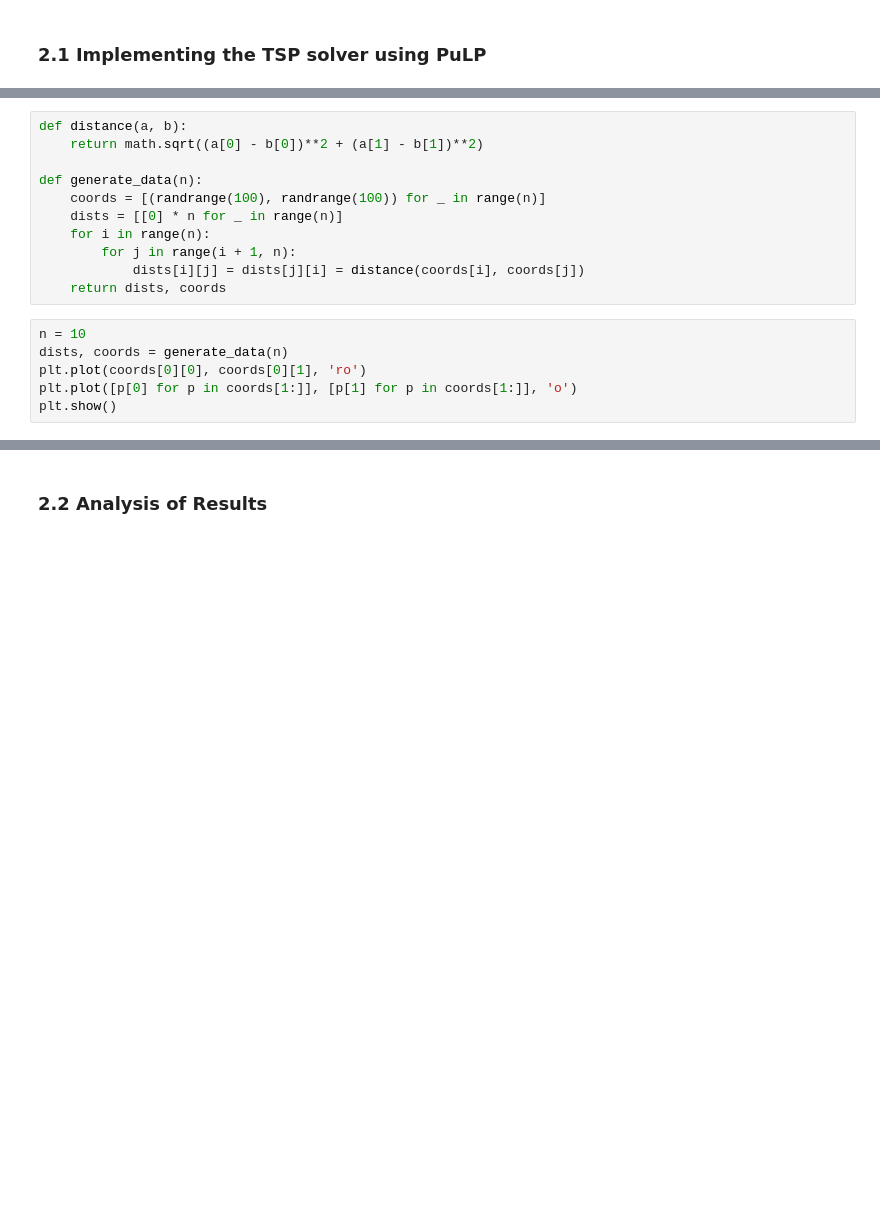
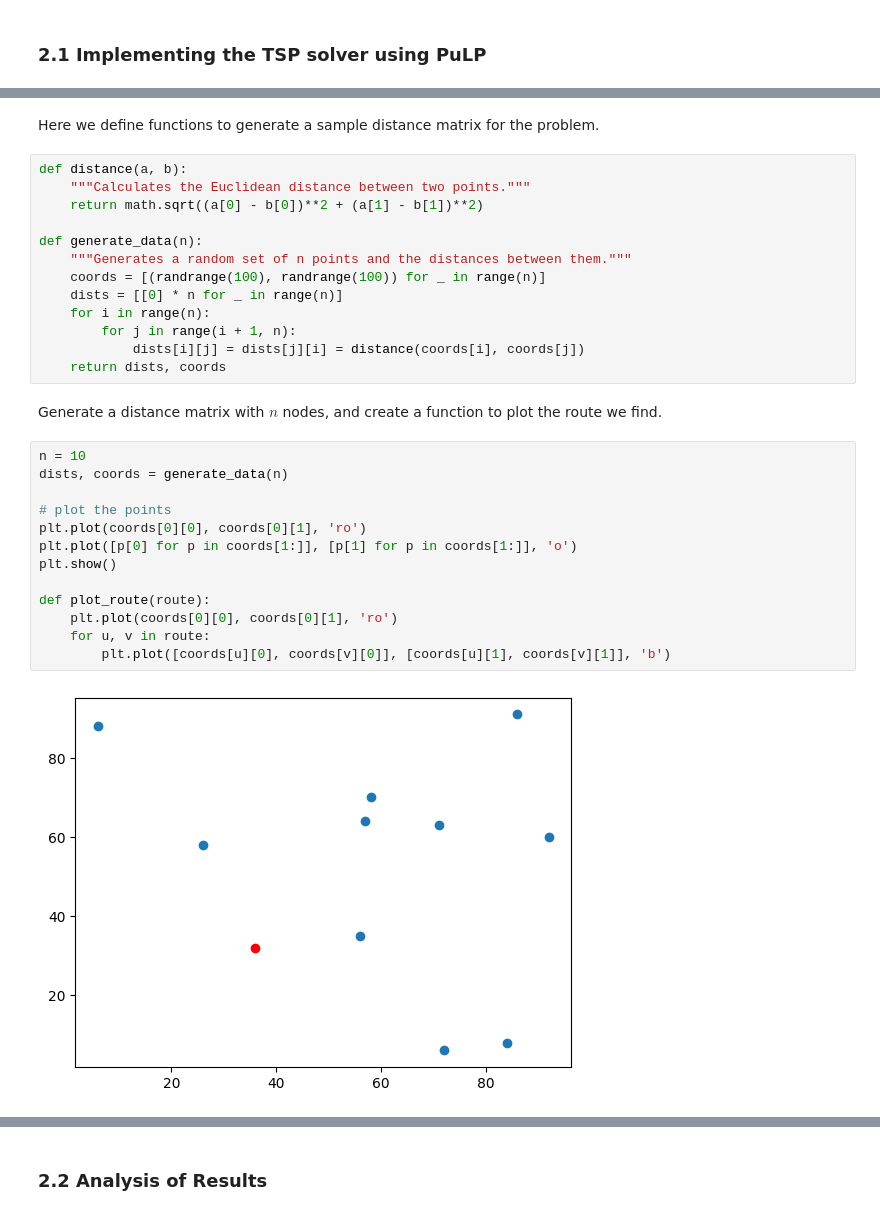
Before and after one commit to my612/Quantamania, a Jupyter notebook: Final.ipynb, the cells around one changed output, grey strips where cells are left out. Cells and saved outputs as stored; diff of their text form; blank space fills up the shorter version.

```diff
--- a/Final.ipynb
+++ b/Final.ipynb
@@ -163,17 +228,32 @@ def create_model(dists):
+# %% [markdown]
+Here we define functions to generate a sample distance matrix for the problem.
 # %%
 def distance(a, b):
+    """Calculates the Euclidean distance between two points."""
     return math.sqrt((a[0] - b[0])**2 + (a[1] - b[1])**2)
 
 def generate_data(n):
+    """Generates a random set of n points and the distances between them."""
     coords = [(randrange(100), randrange(100)) for _ in range(n)]
     dists = [[0] * n for _ in range(n)]
     for i in range(n):
         for j in range(i + 1, n):
             dists[i][j] = dists[j][i] = distance(coords[i], coords[j])
     return dists, coords
+# %% [markdown]
+Generate a distance matrix with $n$ nodes, and create a function to plot the route we find.
 # %%
 n = 10
 dists, coords = generate_data(n)
+
+# plot the points
 plt.plot(coords[0][0], coords[0][1], 'ro')
 plt.plot([p[0] for p in coords[1:]], [p[1] for p in coords[1:]], 'o')
 plt.show()
+
+def plot_route(route):
+    plt.plot(coords[0][0], coords[0][1], 'ro')
+    for u, v in route:
+        plt.plot([coords[u][0], coords[v][0]], [coords[u][1], coords[v][1]], 'b')
+# %% [output]
+[figure, added]
```
Also changed, not shown: parts of 16 cells of this notebook.
